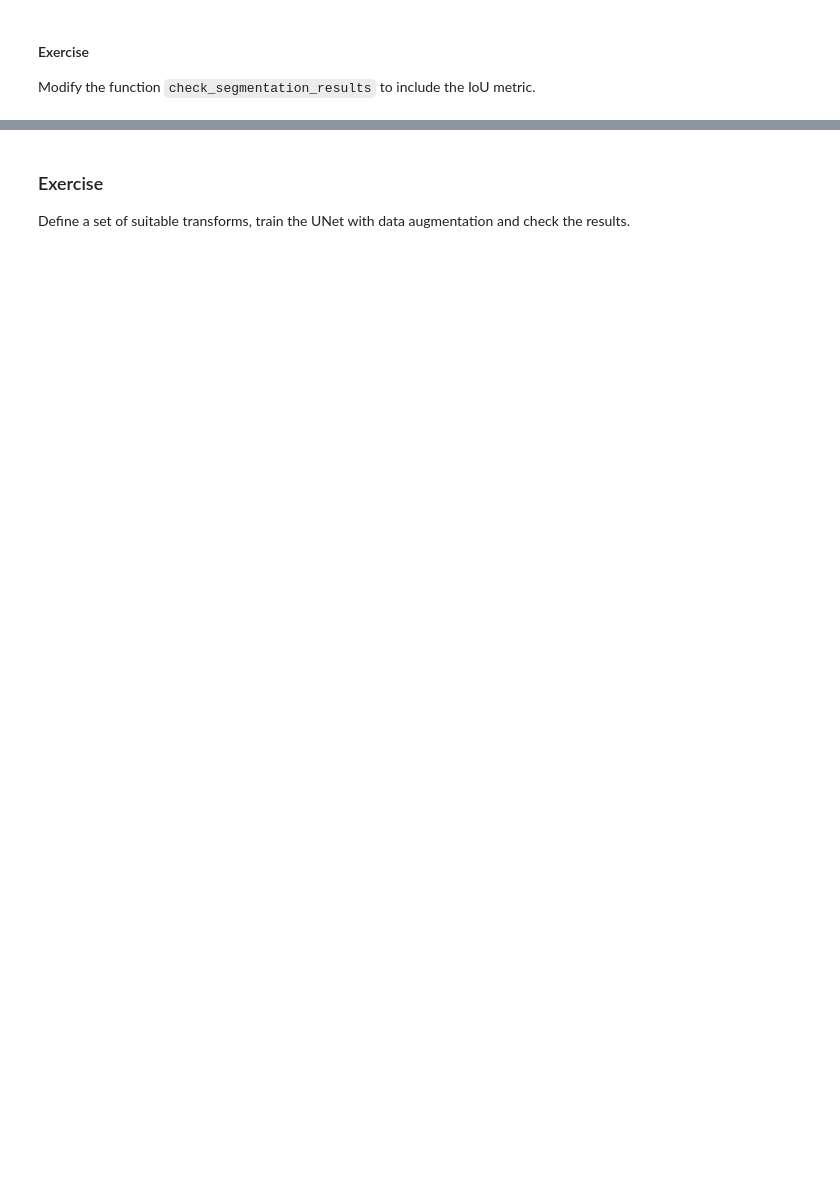
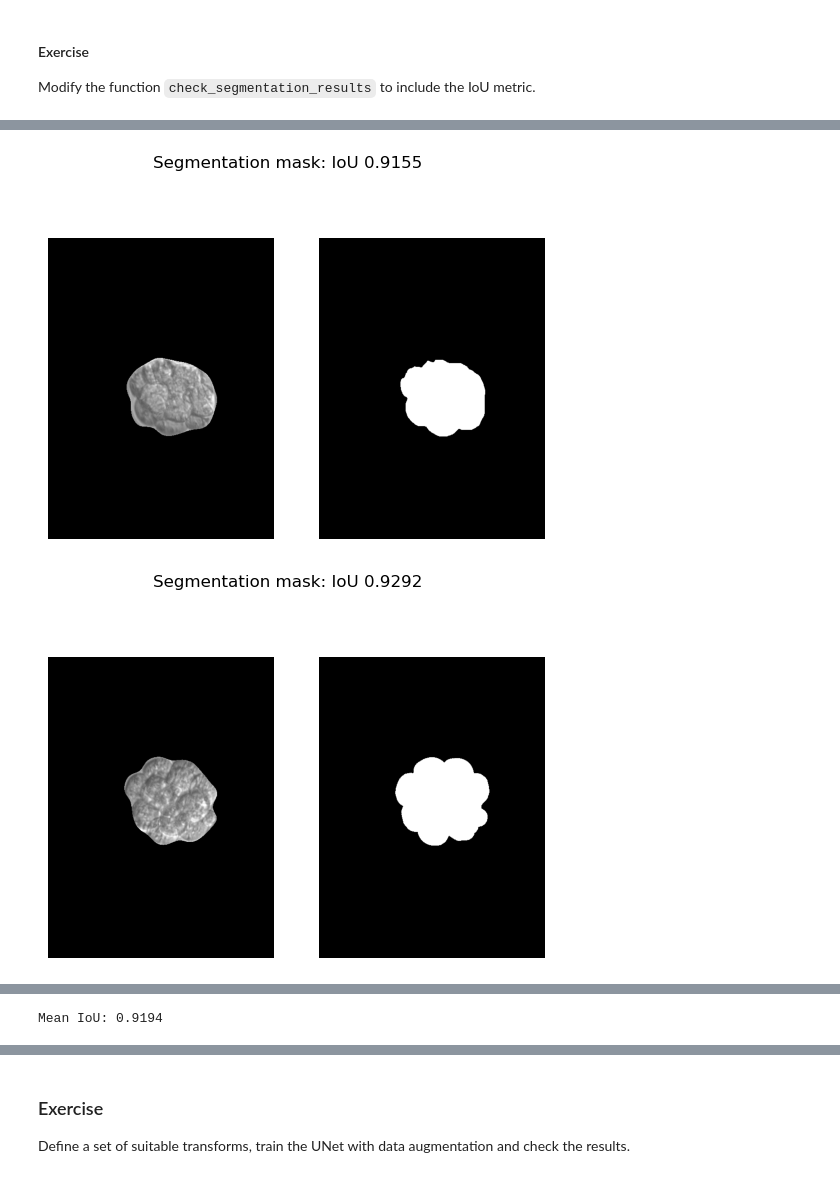
Before and after one commit to hugogs7/CV-II, a Jupyter notebook: 2 - Image segmentation.ipynb, the cells around one changed output, grey strips where cells are left out. Saved outputs shown, nothing was run; the diff lists cells and outputs as text; code cells hidden in the pictures; blank space fills up the shorter version.

```diff
--- a/2 - Image segmentation.ipynb
+++ b/2 - Image segmentation.ipynb
@@ -271,17 +542,31 @@ Modify the function `check_segmentation_results` to include the IoU metric.
 # %%
 def check_segmentation_results_with_acc(model, dataset, threshold=0.5):
     model.eval()
-    for image, mask in dataset:
-        image = image[None, :,:,:]
-        image = image.to(device)
-        mask = mask.to(device)
-        output = model(image)
-        predicted_mask = get_segmentation_masks(output, threshold)
-        # Write your code here
-        iou = 0
-        show(image.cpu().squeeze()*predicted_mask.cpu().squeeze(), mask.cpu().squeeze(), title=f"Segmentation mask: IoU {iou:.4f}")
 
+    ious = []
 
-unet = torch.load('trained-unet.pt', map_location=device)
+    with torch.no_grad():
+        for image, mask in dataset:
+            image = image[None, :, :, :]
+            image = image.to(device).float()
+            mask = mask.to(device).float()
 
-check_segmentation_results_with_acc(unet, valid_dataset, 0.3)
+            # Ensure binary ground-truth mask
+            mask = (mask > 0.5).float()
+
+            output = model(image)
+            predicted_mask = get_segmentation_masks(output, threshold)
+
+            iou = compute_iou(predicted_mask.squeeze(), mask.squeeze())
+            ious.append(iou.item())
+
+            show(
+                image.cpu().squeeze() * predicted_mask.cpu().squeeze(),
+                mask.cpu().squeeze(),
+                title=f"Segmentation mask: IoU {iou:.4f}"
+            )
+
+    mean_iou = np.mean(ious)
+    print(f"Mean IoU: {mean_iou:.4f}")
+
+    return mean_iou
@@ -291,0 +573,12 @@ check_segmentation_results_with_acc(unet, valid_dataset, 0.3)
+# %%
+unet = torch.load('trained-unet.pt', map_location=device)
+unet.to(device)
+
+mean_iou_unet = check_segmentation_results_with_acc(
+    model=unet,
+    dataset=valid_dataset,
+    threshold=0.3
+)
+# %% [output]
+[figure, added]
+[figure, added]
@@ -291,0 +586 @@ check_segmentation_results_with_acc(unet, valid_dataset, 0.3)
+Mean IoU: 0.9194
```
Also changed, not shown: parts of 28 cells of this notebook.
